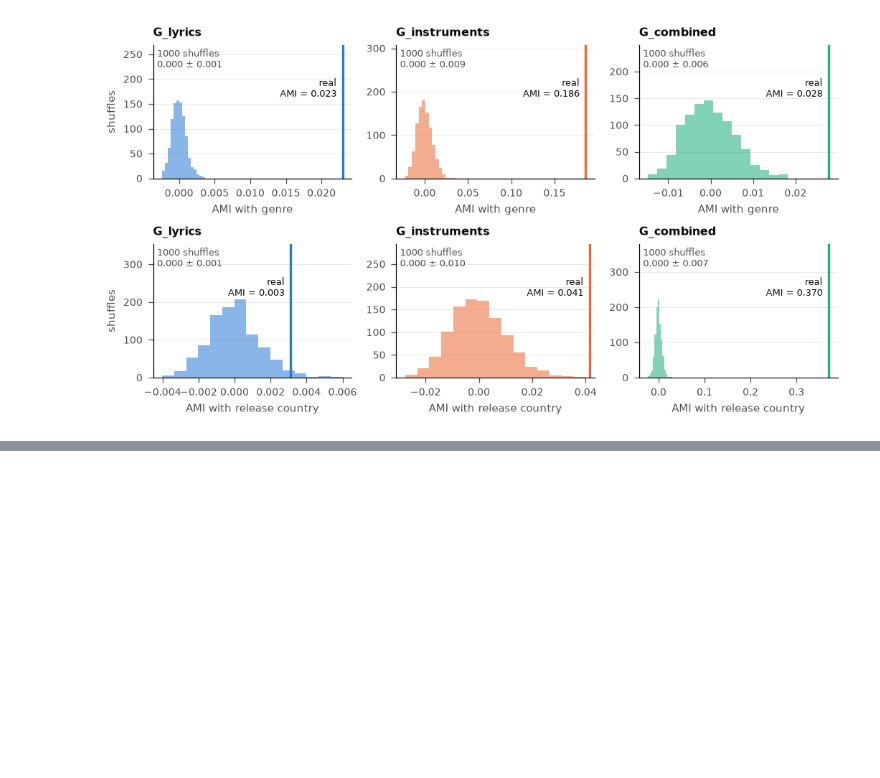
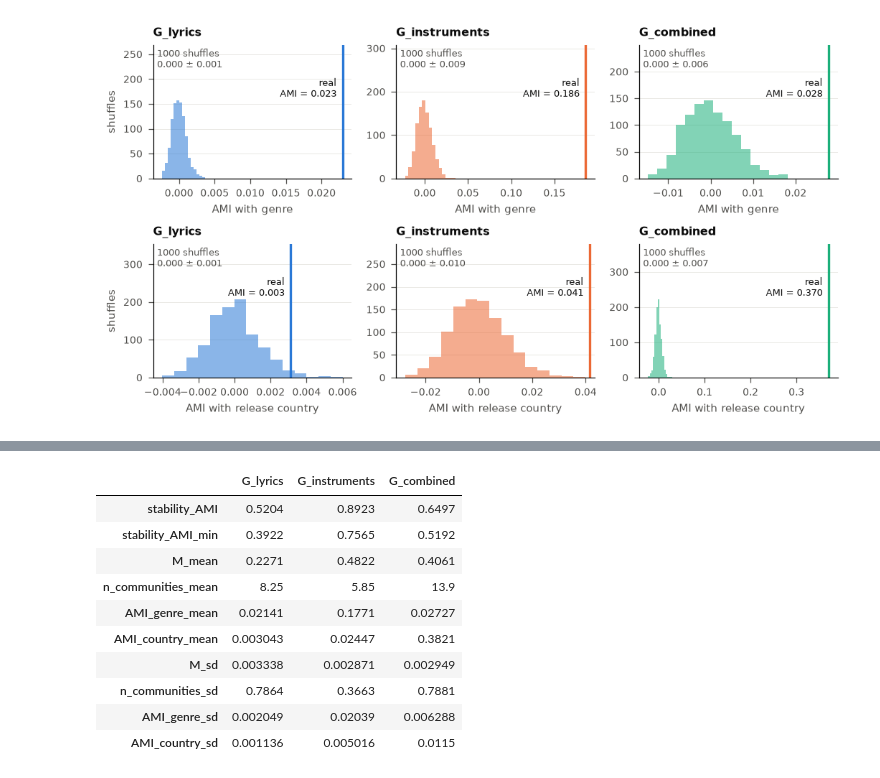
Before and after one commit to CRisager/SocialGraphs_FinalProject, a Jupyter notebook: notebooks/analysis.ipynb, the cells around one changed output, grey strips where cells are left out. Cells and saved outputs as stored; diff of their text form; code cells hidden in the pictures; blank space fills up the shorter version.

```diff
--- a/notebooks/analysis.ipynb
+++ b/notebooks/analysis.ipynb
@@ -609,0 +618,28 @@ fig = plotting.null_grid(perm_null, AMI_real, name="ami_permutation", symbol="AM
+# %%
+from src import robustness as rb
+
+SEEDS = range(SEED, SEED + 20)
+seed_rows, stability = [], {}
+for name, g in lcc.items():
+    df, members = rb.seed_runs(g, SEEDS)
+    seed_rows.append(df.assign(graph=name))
+    pair = rb.pairwise_ami(members)
+    stability[name] = {"stability_AMI": pair.mean(), "stability_AMI_min": pair.min(),
+                       **{f"{c}_mean": df[c].mean() for c in ["M", "n_communities", "AMI_genre", "AMI_country"]},
+                       **{f"{c}_sd": df[c].std(ddof=1) for c in ["M", "n_communities", "AMI_genre", "AMI_country"]}}
+pd.concat(seed_rows).to_csv(RESULTS_DIR / "step6c_seeds.csv", index=False)
+step6c_seeds = pd.DataFrame(stability)
+step6c_seeds.T.to_csv(RESULTS_DIR / "step6c_stability.csv")
+step6c_seeds.apply(lambda col: col.map(lambda x: f"{x:,.4g}"))
+# %% [output]
+|  | G_lyrics | G_instruments | G_combined |
+| stability_AMI | 0.5204 | 0.8923 | 0.6497 |
+| stability_AMI_min | 0.3922 | 0.7565 | 0.5192 |
+| M_mean | 0.2271 | 0.4822 | 0.4061 |
+| n_communities_mean | 8.25 | 5.85 | 13.9 |
+| AMI_genre_mean | 0.02141 | 0.1771 | 0.02727 |
+| AMI_country_mean | 0.003043 | 0.02447 | 0.3821 |
+| M_sd | 0.003338 | 0.002871 | 0.002949 |
+| n_communities_sd | 0.7864 | 0.3663 | 0.7881 |
+| AMI_genre_sd | 0.002049 | 0.02039 | 0.006288 |
+| AMI_country_sd | 0.001136 | 0.005016 | 0.0115 |
```
Also changed, not shown: parts of 3 cells of this notebook, 6 other files.
